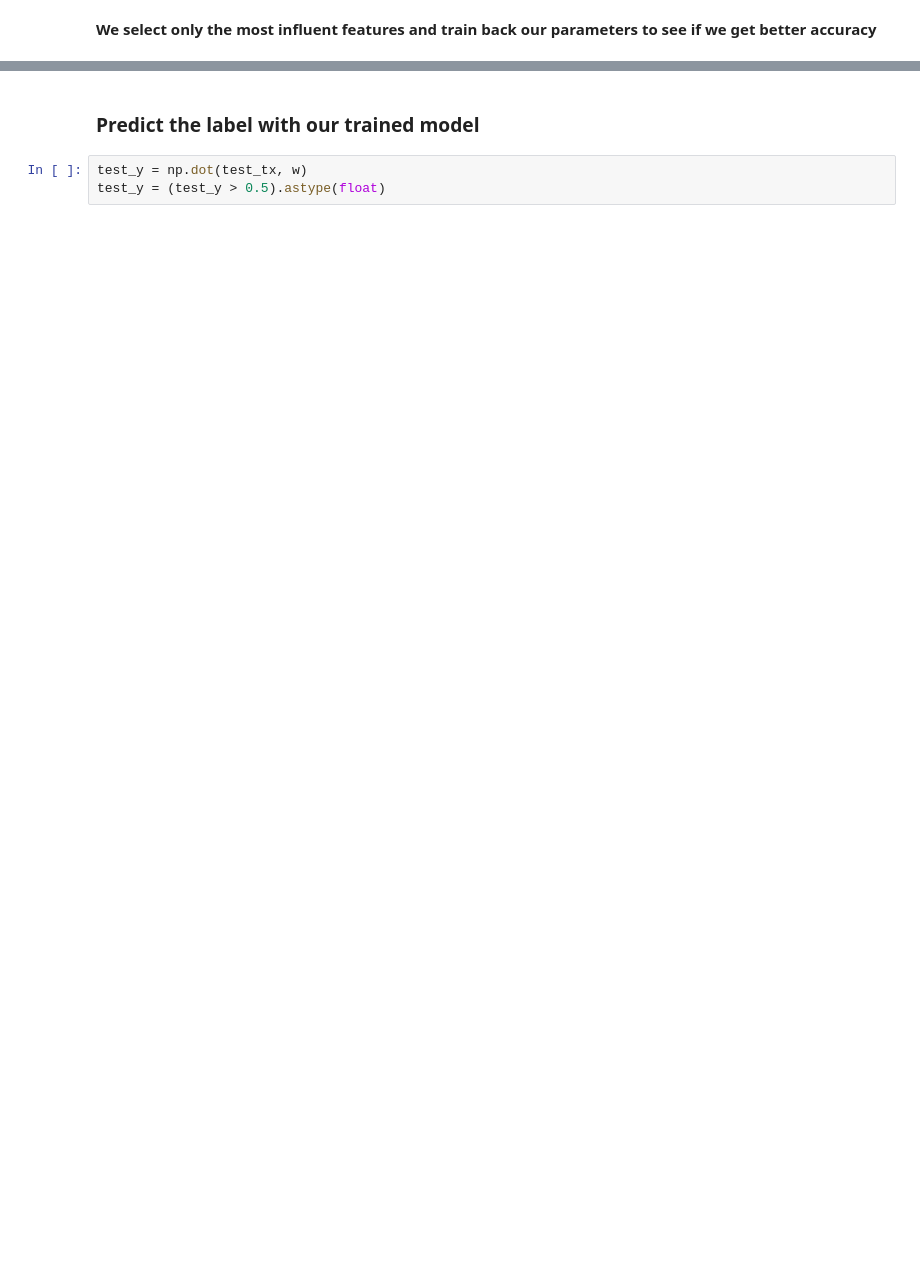
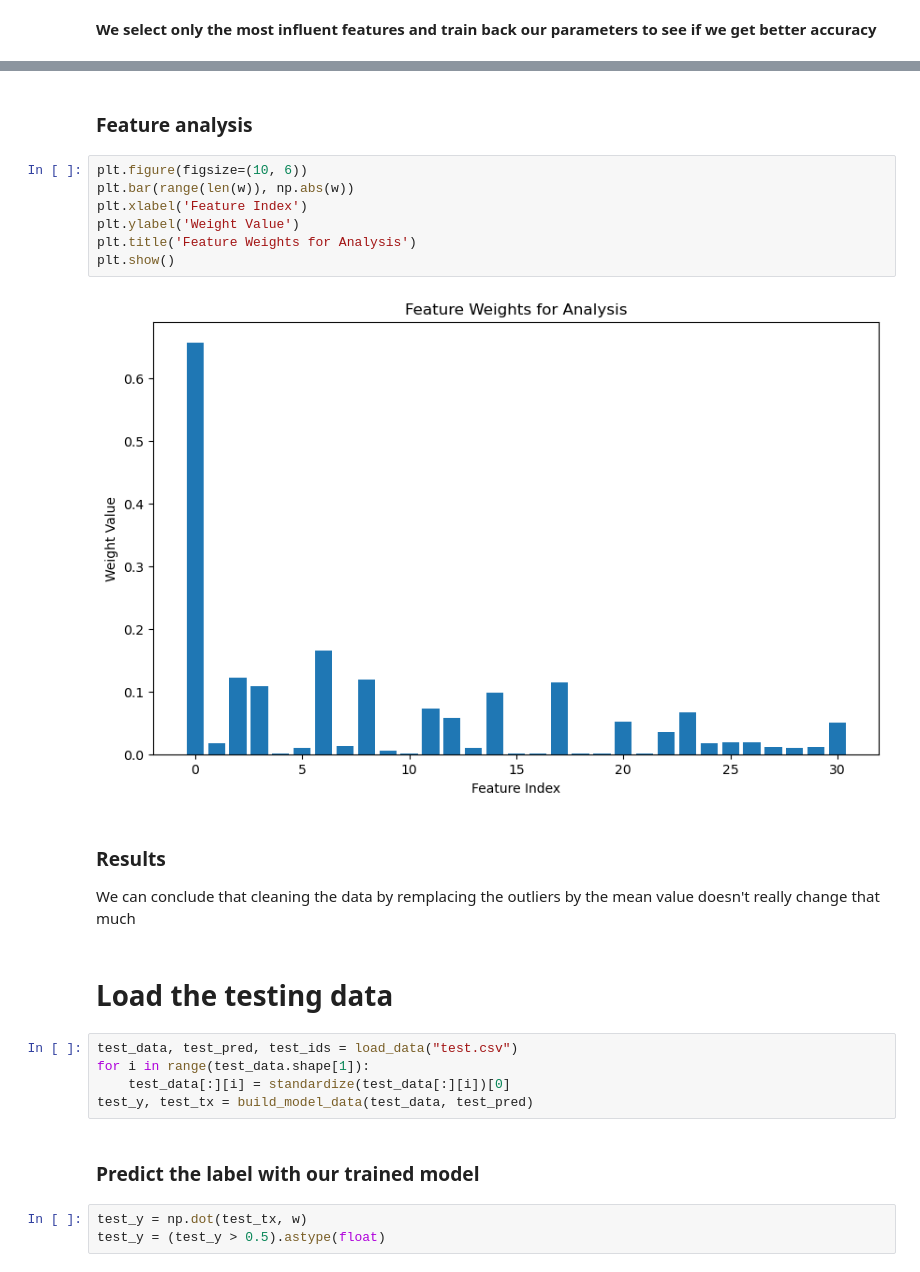
Before and after one commit to epfml/ml-project-1-ker, a Jupyter notebook: code/mse.ipynb, the cells around one changed output, grey strips where cells are left out. Cells and saved outputs as stored; diff of their text form; blank space fills up the shorter version.

```diff
--- a/code/mse.ipynb
+++ b/code/mse.ipynb
@@ -96,3 +125,25 @@ test_y, test_tx = build_model_data(test_data, test_pred)
+# %% [markdown]
+### Feature analysis
+# %%
+plt.figure(figsize=(10, 6))
+plt.bar(range(len(w)), np.abs(w))
+plt.xlabel('Feature Index')
+plt.ylabel('Weight Value')
+plt.title('Feature Weights for Analysis')
+plt.show()
+# %% [output]
+[figure, added]
+# %% [markdown]
+### Results
+
+We can conclude that cleaning the data by remplacing the outliers by the mean value doesn't really change that much
+# %% [markdown]
+# **Load the testing data**
+# %%
+test_data, test_pred, test_ids = load_data("test.csv")
+for i in range(test_data.shape[1]):
+    test_data[:][i] = standardize(test_data[:][i])[0]
+test_y, test_tx = build_model_data(test_data, test_pred)
 # %% [markdown]
 ### Predict the label with our trained model
 # %%
```
Also changed, not shown: parts of 17 cells of this notebook, 1 other file.
